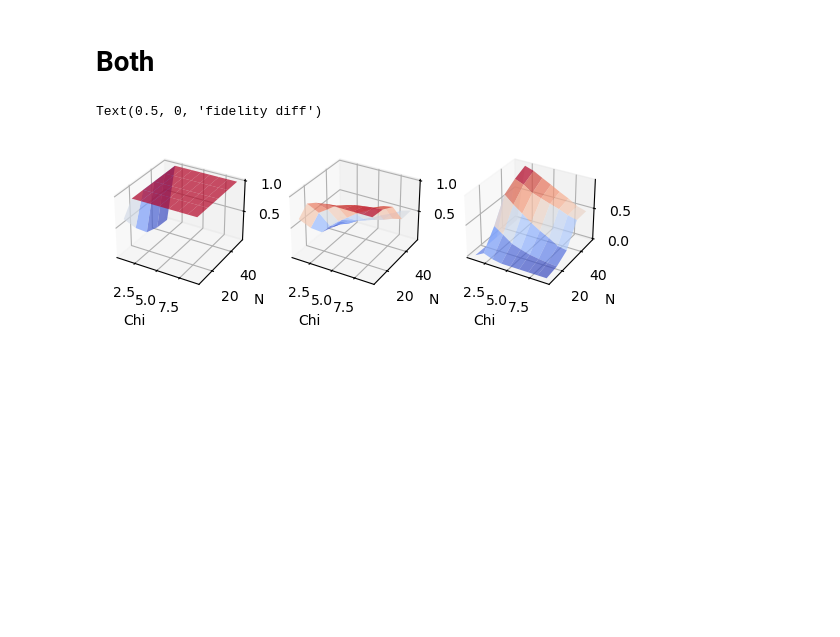
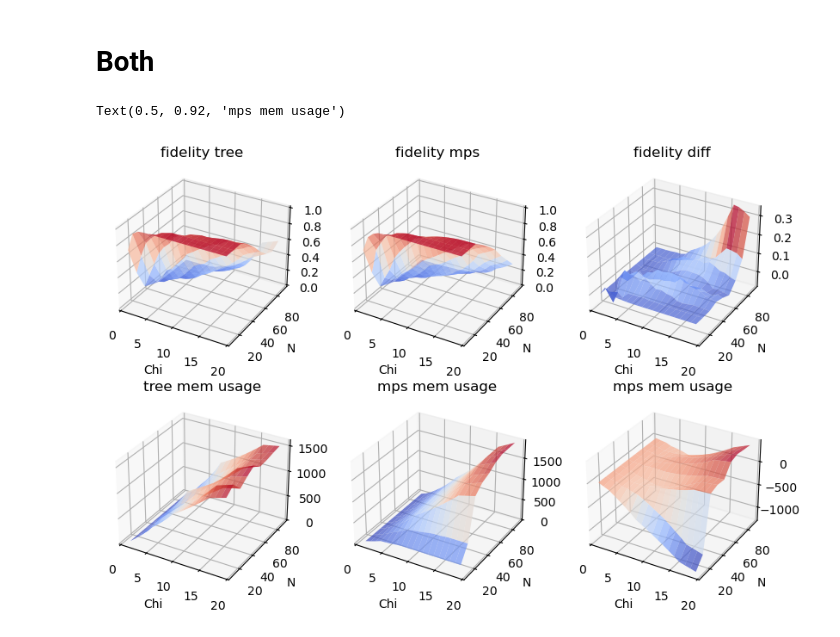
Before and after one commit to quantum-brutus/Tensor_Networks_topology, a Jupyter notebook: random_tree_benchmark.ipynb, the cells around one changed output. Cells and saved outputs as stored; diff of their text form; code cells hidden in the pictures; blank space fills up the shorter version.

```diff
--- a/random_tree_benchmark.ipynb
+++ b/random_tree_benchmark.ipynb
@@ -52,15 +52,15 @@ def plot_connectivity_and_max_mst(circ, return_adjacency_matrix=False, plot = Fa
     G = nx.Graph()
     edge_weights = defaultdict(int)
 
-    # make sur all qubits are part of the graph/tree
-    for q1 in range(circ.N):
-        for q2 in range(circ.N):
-            edge_weights[(q1, q2)] += 1
-
     for gate in circ.gates:
         if len(gate.qubits) == 2:
             q1, q2 = sorted(gate.qubits)
             edge_weights[(q1, q2)] += 5
+
+    for q1 in range(circ.N):
+        for q2 in range(q1 + 1, circ.N):  # avoids self-loops and duplicates
+            if (q1, q2) not in edge_weights:
+                edge_weights[(q1, q2)] = 1
 
     for (q1, q2), weight in edge_weights.items():
         G.add_edge(q1, q2, weight=weight)
@@ -175,13 +175,14 @@ def generate_random_circuit(num_qubits,num_gates,seed1=None,seed2=None,plot=Fals
 #     plot=True
 # )
 
-circ = generate_random_circuit(
+circ = generate_random_entangled_circuits(
     num_qubits=8,
-    num_gates=5,
+    # num_gates=5,
+    num_layers=2,
     seed1=123,
     seed2=453,
     plot=True
 )
 
-G, mst, adj = plot_connectivity_and_max_mst(circ, return_adjacency_matrix=True)
+G, mst, adj = plot_connectivity_and_max_mst(circ, return_adjacency_matrix=True,plot=True)
 # %% [output]
@@ -647,52 +657,83 @@ for N in tqdm(N_gate_range):
 # %%
-N,CHI,RES_tree,RES_mps = zip(*results)
+N,CHI,RES_tree,RES_mps,MEM_tree,MEM_mps = zip(*results)
 # RES = np.array(RES).reshape(len(N),len(CHI))
 N = np.array(N).reshape(len(N_gate_range),len(chi_range))
 CHI = np.array(CHI).reshape(len(N_gate_range),len(chi_range))
 RES_tree = np.array(RES_tree).reshape(len(N_gate_range),len(chi_range))
 RES_mps = np.array(RES_mps).reshape(len(N_gate_range),len(chi_range))
+MEM_tree = np.array(MEM_tree).reshape(len(N_gate_range),len(chi_range))
+MEM_mps = np.array(MEM_mps).reshape(len(N_gate_range),len(chi_range))
 
 RES_diff = np.subtract(RES_tree,RES_mps)
+MEM_diff = -np.subtract(MEM_tree,MEM_mps)
 
-fig = plt.figure()
+fig = plt.figure(figsize=(10,10))
+fig.tight_layout()
 
-###
-ax1 = fig.add_subplot(131, projection='3d')
+# ---------------
+ax1 = fig.add_subplot(331, projection='3d')
 ax1.plot_surface(CHI, N, RES_tree, alpha = 0.7,cmap='coolwarm')
 
 # ax.contour(CHI, N, RES, zdir='x', offset=-15, cmap='coolwarm')
 # ax.contour(CHI, N, RES, zdir='y', offset=500, cmap='coolwarm')
 
 ax1.set_xlabel('Chi')
 ax1.set_ylabel('N')
-ax1.set_zlabel('fidelity tree')
+ax1.set_title('fidelity tree')
 
 
-###
-ax2 = fig.add_subplot(132, projection='3d')
+# ---------------
+ax2 = fig.add_subplot(332, projection='3d')
 ax2.plot_surface(CHI, N, RES_mps, alpha = 0.7,cmap='coolwarm')
 
 # ax.contour(CHI, N, RES, zdir='x', offset=-15, cmap='coolwarm')
 # ax.contour(CHI, N, RES, zdir='y', offset=500, cmap='coolwarm')
 
 ax2.set_xlabel('Chi')
 ax2.set_ylabel('N')
-ax2.set_zlabel('fidelity mps')
+ax2.set_title('fidelity mps')
 
-###
+# ---------------
 
-ax2 = fig.add_subplot(133, projection='3d')
+ax2 = fig.add_subplot(333, projection='3d')
 ax2.plot_surface(CHI, N, RES_diff, alpha = 0.7,cmap='coolwarm')
 
 # ax.contour(CHI, N, RES, zdir='x', offset=-15, cmap='coolwarm')
 # ax.contour(CHI, N, RES, zdir='y', offset=500, cmap='coolwarm')
 
 ax2.set_xlabel('Chi')
 ax2.set_ylabel('N')
-ax2.set_zlabel('fidelity diff')
+ax2.set_title('fidelity diff')
+
+# ---------------
+
+ax3 = fig.add_subplot(334, projection='3d')
+ax3.plot_surface(CHI,N ,MEM_tree ,alpha = 0.7,cmap='coolwarm')
+
+ax3.set_xlabel('Chi')
+ax3.set_ylabel('N')
+ax3.set_title('tree mem usage')
+
+# ------------
+
+ax4 = fig.add_subplot(335, projection='3d')
+ax4.plot_surface(CHI,N ,MEM_mps ,alpha = 0.7,cmap='coolwarm')
+
+ax4.set_xlabel('Chi')
+ax4.set_ylabel('N')
+ax4.set_title('mps mem usage')
+
+# ------------
+
+ax5 = fig.add_subplot(336, projection='3d')
+ax5.plot_surface(CHI,N ,MEM_diff ,alpha = 0.7,cmap='coolwarm')
+
+ax5.set_xlabel('Chi')
+ax5.set_ylabel('N')
+ax5.set_title('mps mem usage')
 # %% [output]
-Text(0.5, 0, 'fidelity diff')
+Text(0.5, 0.92, 'mps mem usage')
-[figure, old version]
+[figure, new version]
 # %%
 tree_fidelity_values = []
 mps_fidelity_values = []
```
Also changed, not shown: parts of 11 cells of this notebook.
